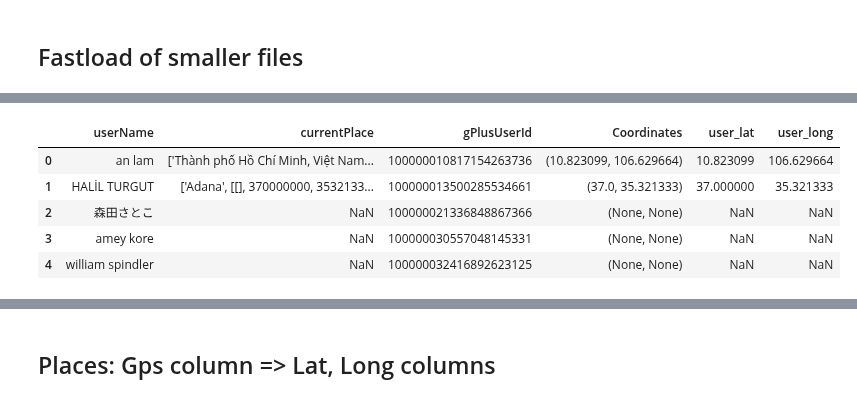
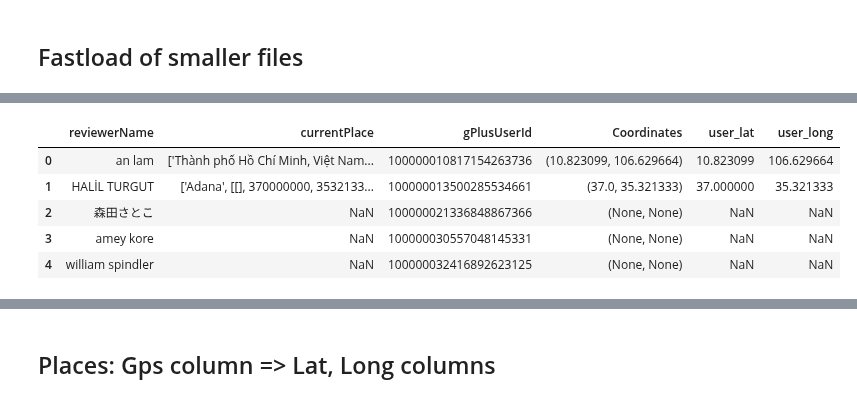
Before and after one commit to Huang-W/google-local-reviews, a Jupyter notebook: joined_eda.ipynb, the cells around one changed output, grey strips where cells are left out. Saved outputs shown, nothing was run; the diff lists cells and outputs as text; code cells hidden in the pictures.

```diff
--- a/joined_eda.ipynb
+++ b/joined_eda.ipynb
@@ -148,13 +147,16 @@ def string_to_coord(currentPlace):
     try:
         coord = eval(currentPlace)[1][1:3]
         lat, long = coord[0]/10000000, coord[1]/10000000
-    except Exception as e:
-        return (lat, long)
+    # bad practice
+    except:
+        pass
     return (lat, long)
 
 users_df2['Coordinates'] = users_df2['currentPlace'].map(string_to_coord)
-users_df2['user_lat'] = users_df2['Coordinates'].apply(lambda x : x[0])
-users_df2['user_long'] = users_df2['Coordinates'].apply(lambda x : x[1])
+users_df2['user_lat'] = users_df2['Coordinates'].apply(lambda x : x[0] if x else None)
+users_df2['user_long'] = users_df2['Coordinates'].apply(lambda x : x[1] if x else None)
 
+# rename userName -> reviewerName
+users_df2 = users_df2.rename(columns={'userName': 'reviewerName'})
 users_df2.head()
 # %% [output]
@@ -163,4 +165,4 @@ Wall time: 12.4 s
-|  | userName | currentPlace | gPlusUserId | Coordinates | user_lat | user_long |
+|  | reviewerName | currentPlace | gPlusUserId | Coordinates | user_lat | user_long |
 | 0 | an lam | ['Thành phố Hồ Chí Minh, Việt Nam... | 100000010817154263736 | (10.823099, 106.629664) | 10.823099 | 106.629664 |
 | 1 | HALİL TURGUT | ['Adana', [[], 370000000, 3532133... | 100000013500285534661 | (37.0, 35.321333) | 37.000000 | 35.321333 |
 | 2 | 森田さとこ | NaN | 100000021336848867366 | (None, None) | NaN | NaN |
```
Also changed, not shown: parts of 33 cells of this notebook.
